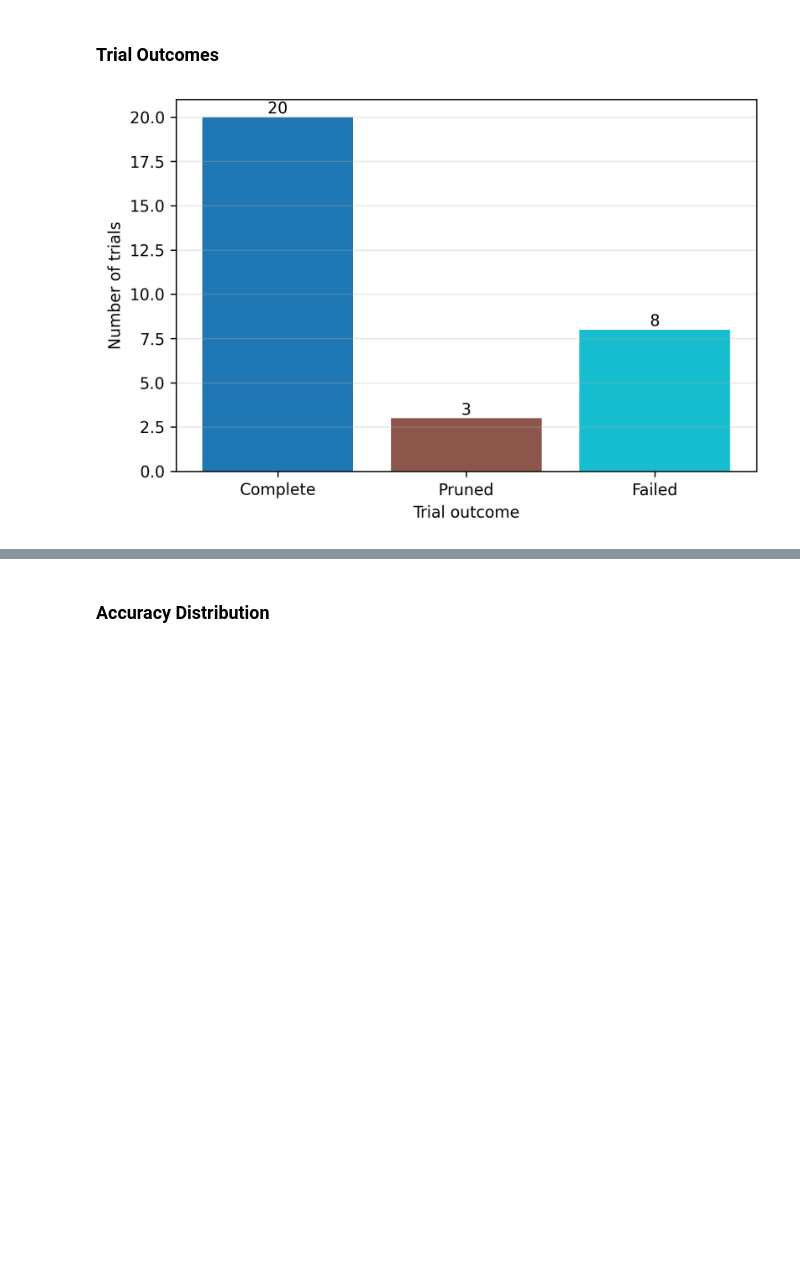
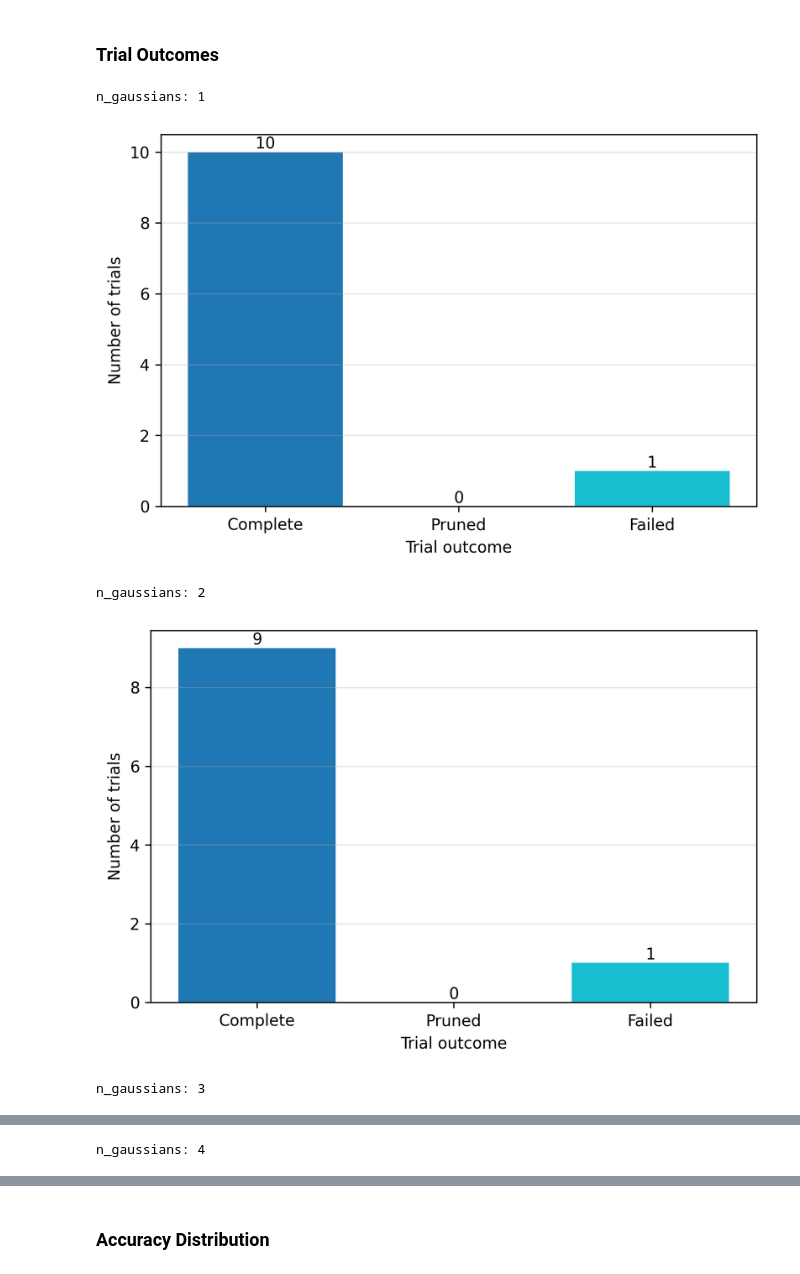
Before and after one commit to LucaCtt/csi-vae, a Jupyter notebook: notebooks/plot_studies.ipynb, the cells around one changed output, grey strips where cells are left out. Drawn from its saved outputs; the diff is of its cells as text; code cells hidden in the pictures; blank space fills up the shorter version.

```diff
--- a/notebooks/plot_studies.ipynb
+++ b/notebooks/plot_studies.ipynb
@@ -11,12 +11,12 @@ from scipy.stats import gaussian_kde
 
 mpl.rcParams["figure.dpi"] = 300
 
-LAUNCH_DIR = "out/default"
+LAUNCH_DIR = "out/flat_conv"
 # %%
 studies_dir = Path("../") / LAUNCH_DIR
 studies_files = [f.name for f in studies_dir.iterdir()]
 studies = [
-    optuna.load_study(study_name=study.split(".")[0], storage=f"sqlite:///{studies_dir / study}")
+    optuna.load_study(study_name=study.split(".")[0], storage=f"sqlite:///{studies_dir / study}").trials_dataframe()
     for study in studies_files
 ]
 # %%
@@ -33,29 +33,31 @@ studies[0].trials_dataframe().head()
 ## Plots
 # %% [markdown]
 ### Trial Outcomes
-# %%
-study = studies[0].trials_dataframe()
-study["params_batch_size"] = study["params_batch_size_exp"].apply(lambda x: 2 ** x)
-study["params_conv_channels"]= study["params_conv_channels_mult"].apply(lambda x: 8 * x)
 # %%
-counts = {
-    "Complete": study[study["state"] == "COMPLETE"].shape[0],
-    "Pruned": study[study["state"] == "PRUNED"].shape[0],
-    "Failed": study[study["state"] == "FAIL"].shape[0],
-}
+for i, study in enumerate(studies):
+    print(f"n_gaussians: {i+1}")
+    counts = {
+        "Complete": study[study["state"] == "COMPLETE"].shape[0],
+        "Pruned": study[study["state"] == "PRUNED"].shape[0],
+        "Failed": study[study["state"] == "FAIL"].shape[0],
+    }
 
-plt.figure(figsize=(6, 4))
-colors = plt.colormaps["tab10"](np.linspace(0, 1, len(counts)))
-bars = plt.bar(list(counts.keys()), list(counts.values()), color=colors)
-plt.xlabel("Trial outcome")
-plt.ylabel("Number of trials")
+    plt.figure(figsize=(6, 4))
+    colors = plt.colormaps["tab10"](np.linspace(0, 1, len(counts)))
+    bars = plt.bar(list(counts.keys()), list(counts.values()), color=colors)
+    plt.xlabel("Trial outcome")
+    plt.ylabel("Number of trials")
 
-for bar in bars:
-    h = bar.get_height()
-    plt.text(bar.get_x() + bar.get_width() / 2, h, f"{int(h)}", ha="center", va="bottom")
+    for bar in bars:
+        h = bar.get_height()
+        plt.text(bar.get_x() + bar.get_width() / 2, h, f"{int(h)}", ha="center", va="bottom")
 
-plt.grid(axis="y", alpha=0.3)
-plt.tight_layout()
-plt.show()
+    plt.grid(axis="y", alpha=0.3)
+    plt.tight_layout()
+    plt.show()
 # %% [output]
+n_gaussians: 1
-[figure, old version]
+[figure, new version]
+n_gaussians: 2
+[figure, added]
+n_gaussians: 3
@@ -61,0 +65 @@ plt.show()
+n_gaussians: 4
```
Also changed, not shown: parts of 5 cells of this notebook, 7 other files.
